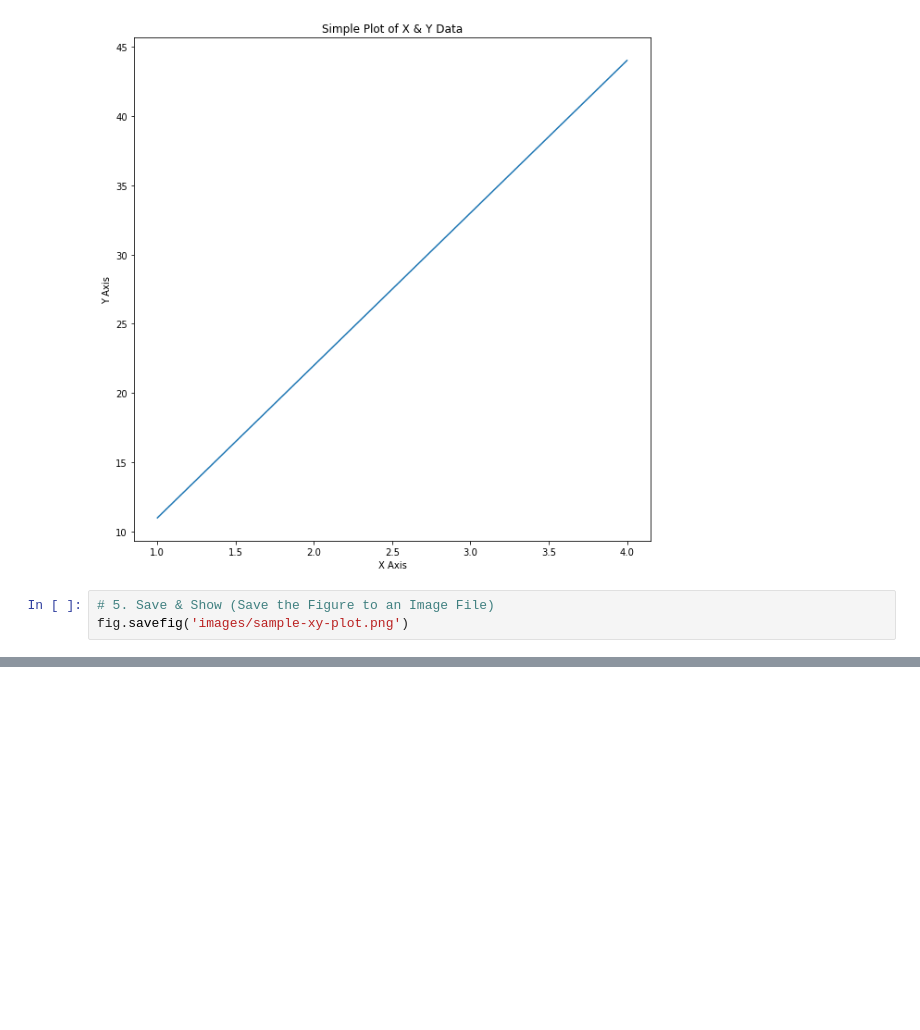
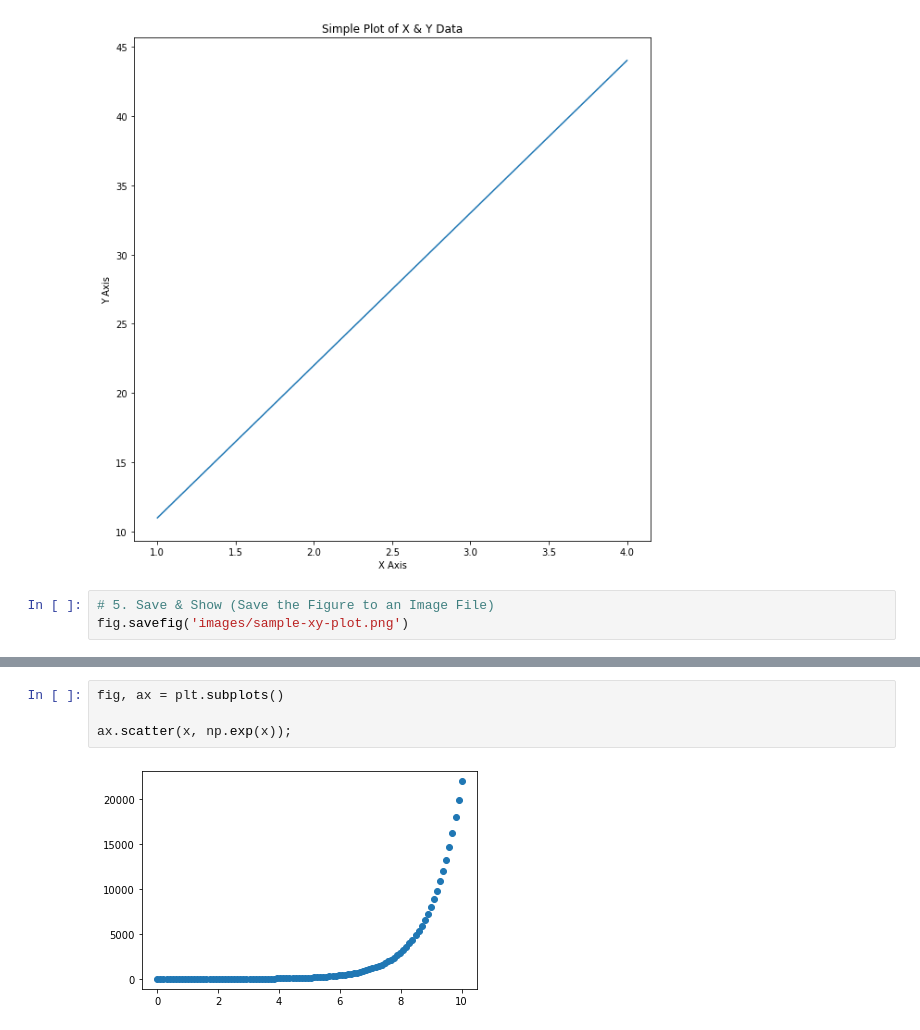
Before and after one commit to edwardsmoses/first-machine-learning-project, a Jupyter notebook: introduction-to-matplotlib.ipynb, the cells around one changed output, grey strips where cells are left out. Cells and saved outputs as stored; diff of their text form; blank space fills up the shorter version.

```diff
--- a/introduction-to-matplotlib.ipynb
+++ b/introduction-to-matplotlib.ipynb
@@ -100,0 +161,6 @@ fig.savefig('images/sample-xy-plot.png')
+# %%
+fig, ax = plt.subplots()
+
+ax.scatter(x, np.exp(x));
+# %% [output]
+[figure, added]
```
Also changed, not shown: parts of 10 cells of this notebook.
